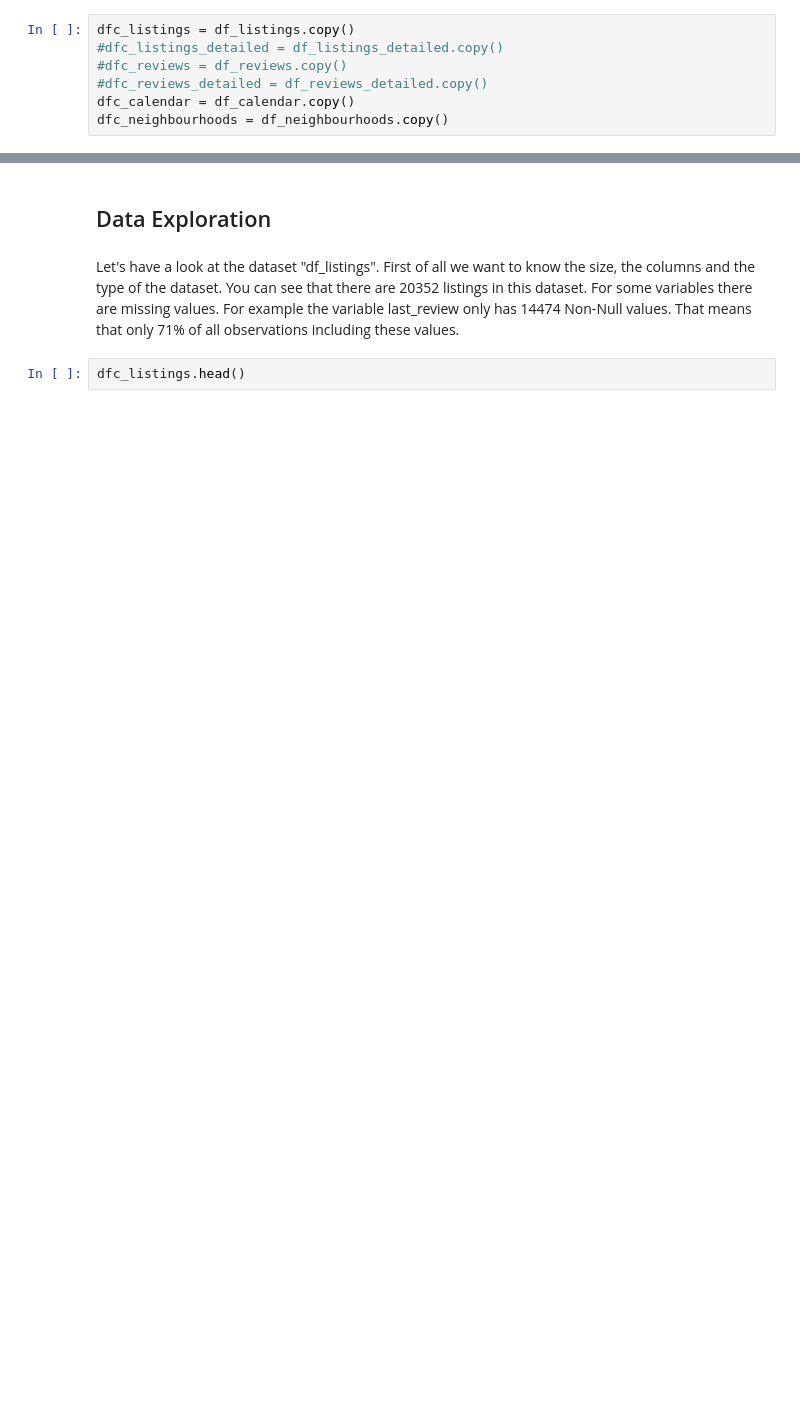
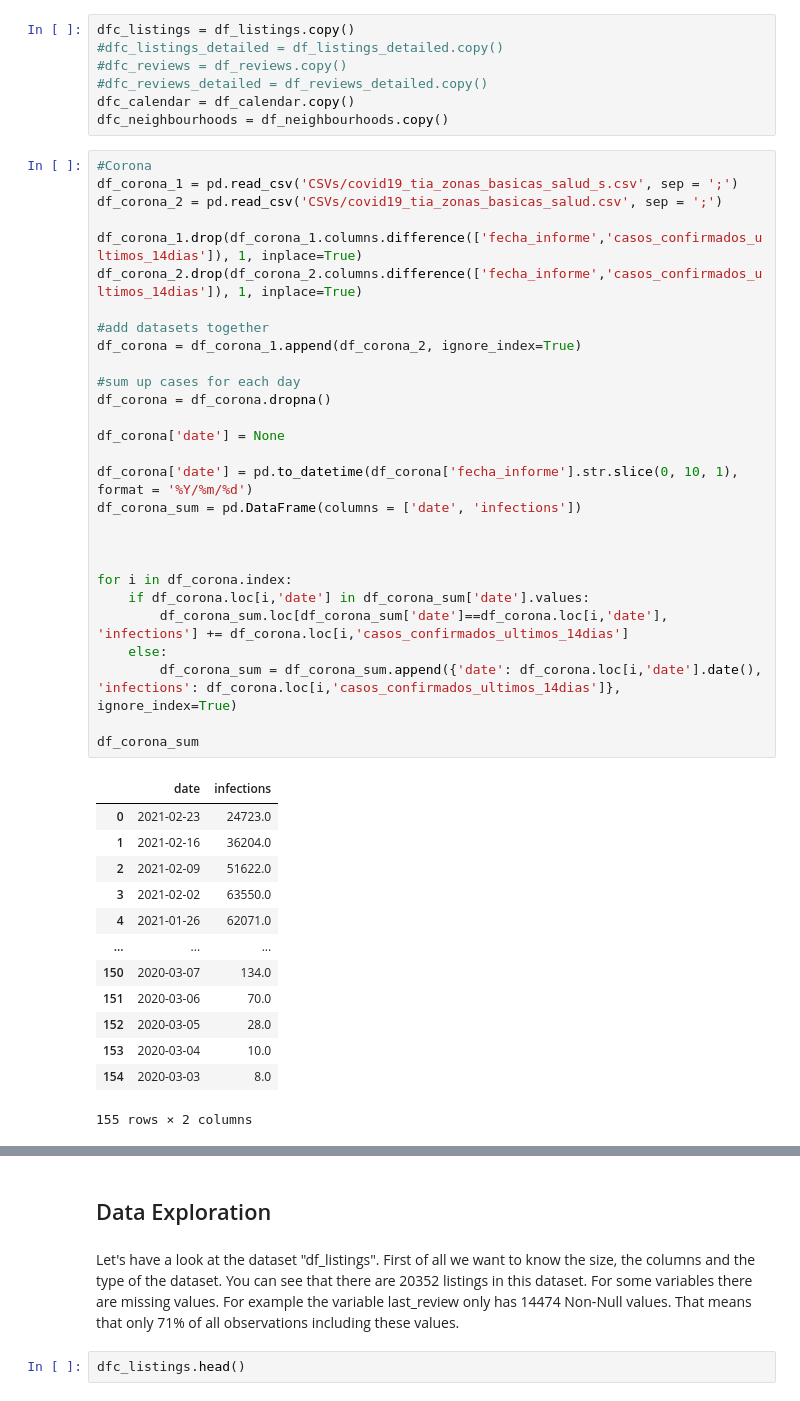
Before and after one commit to Paul-Busch/GAGR-FINAL-PROJECT, a Jupyter notebook: Final_Project_Data_Analysis.ipynb, the cells around one changed output, grey strips where cells are left out. Saved outputs shown, nothing was run; the diff lists cells and outputs as text; blank space fills up the shorter version.

```diff
--- a/Final_Project_Data_Analysis.ipynb
+++ b/Final_Project_Data_Analysis.ipynb
@@ -39,3 +41,45 @@ dfc_listings = df_listings.copy()
 #dfc_reviews_detailed = df_reviews_detailed.copy()
 dfc_calendar = df_calendar.copy()
 dfc_neighbourhoods = df_neighbourhoods.copy()
+# %%
+#Corona
+df_corona_1 = pd.read_csv('CSVs/covid19_tia_zonas_basicas_salud_s.csv', sep = ';')
+df_corona_2 = pd.read_csv('CSVs/covid19_tia_zonas_basicas_salud.csv', sep = ';')
+
+df_corona_1.drop(df_corona_1.columns.difference(['fecha_informe','casos_confirmados_ultimos_14dias']), 1, inplace=True)
+df_corona_2.drop(df_corona_2.columns.difference(['fecha_informe','casos_confirmados_ultimos_14dias']), 1, inplace=True)
+
+#add datasets together
+df_corona = df_corona_1.append(df_corona_2, ignore_index=True)
+
+#sum up cases for each day
+df_corona = df_corona.dropna()
+
+df_corona['date'] = None
+
+df_corona['date'] = pd.to_datetime(df_corona['fecha_informe'].str.slice(0, 10, 1), format = '%Y/%m/%d')
+df_corona_sum = pd.DataFrame(columns = ['date', 'infections'])
+
+
+
+for i in df_corona.index:
+    if df_corona.loc[i,'date'] in df_corona_sum['date'].values:
+        df_corona_sum.loc[df_corona_sum['date']==df_corona.loc[i,'date'], 'infections'] += df_corona.loc[i,'casos_confirmados_ultimos_14dias']
+    else:
+        df_corona_sum = df_corona_sum.append({'date': df_corona.loc[i,'date'].date(), 'infections': df_corona.loc[i,'casos_confirmados_ultimos_14dias']}, ignore_index=True)
+
+df_corona_sum
+# %% [output]
+|  | date | infections |
+| 0 | 2021-02-23 | 24723.0 |
+| 1 | 2021-02-16 | 36204.0 |
+| 2 | 2021-02-09 | 51622.0 |
+| 3 | 2021-02-02 | 63550.0 |
+| 4 | 2021-01-26 | 62071.0 |
+| ... | ... | ... |
+| 150 | 2020-03-07 | 134.0 |
+| 151 | 2020-03-06 | 70.0 |
+| 152 | 2020-03-05 | 28.0 |
+| 153 | 2020-03-04 | 10.0 |
+| 154 | 2020-03-03 | 8.0 |
+155 rows × 2 columns
```
Also changed, not shown: parts of 6 cells of this notebook.
